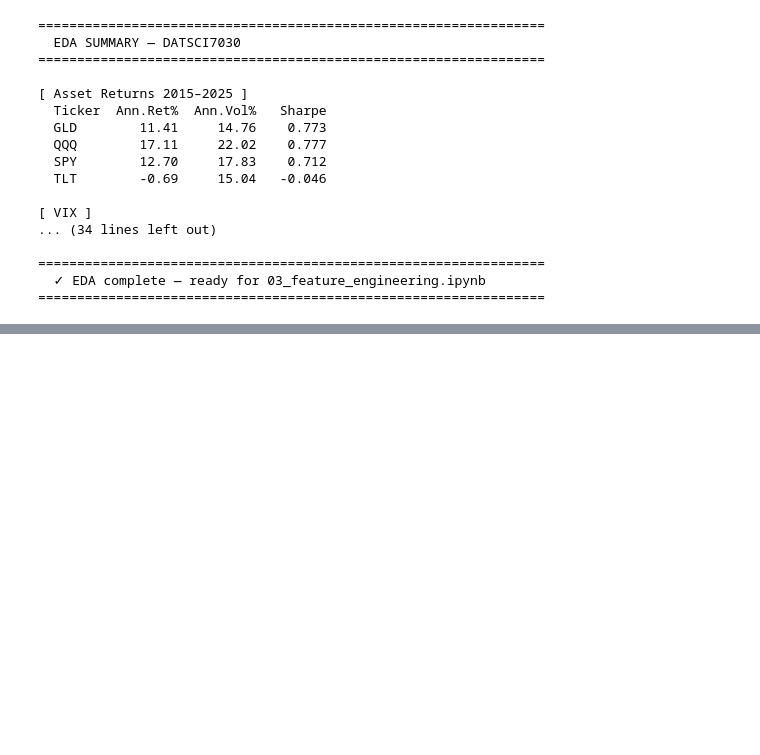
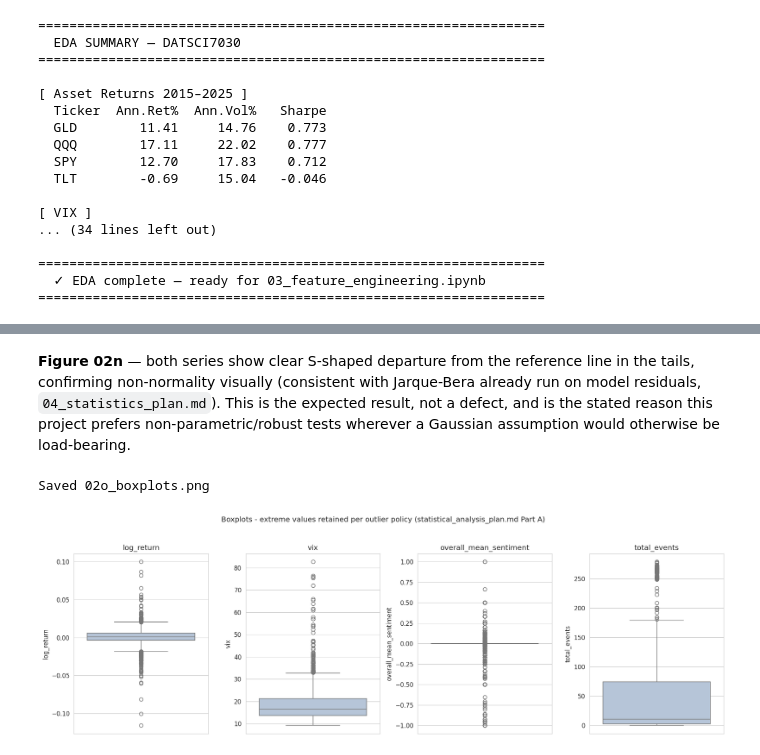
Before and after one commit to videnify/7030DATSCI, a Jupyter notebook: notebooks/02_eda.ipynb, the cells around one changed output, grey strips where cells are left out. Drawn from its saved outputs; the diff is of its cells as text; code cells hidden in the pictures; blank space fills up the shorter version.

Commit message:
Update project structure, notebooks, and docs

```diff
--- a/notebooks/02_eda.ipynb
+++ b/notebooks/02_eda.ipynb
@@ -1374,0 +1607,17 @@ print("=" * 65)
+# %% [markdown]
+**Figure 02n** — both series show clear S-shaped departure from the reference line in the tails, confirming non-normality visually (consistent with Jarque-Bera already run on model residuals, `04_statistics_plan.md`). This is the expected result, not a defect, and is the stated reason this project prefers non-parametric/robust tests wherever a Gaussian assumption would otherwise be load-bearing.
+# %%
+
+fig, axes = plt.subplots(1, 4, figsize=(16, 5))
+box_vars = ['log_return', 'vix', 'overall_mean_sentiment', 'total_events']
+for ax, col in zip(axes, box_vars):
+    sns.boxplot(y=master_df[col].dropna(), ax=ax, color='lightsteelblue')
+    ax.set_title(col)
+fig.suptitle('Boxplots - extreme values retained per outlier policy (statistical_analysis_plan.md Part A)', y=1.03)
+fig.tight_layout()
+fig.savefig(os.path.join(config['paths']['figures'], '02o_boxplots.png'), dpi=120, bbox_inches='tight')
+plt.close(fig)
+print('Saved 02o_boxplots.png')
+# %% [output]
+Saved 02o_boxplots.png
+[figure, added]
```
Also changed, not shown: parts of 24 cells of this notebook, 49 other files.
